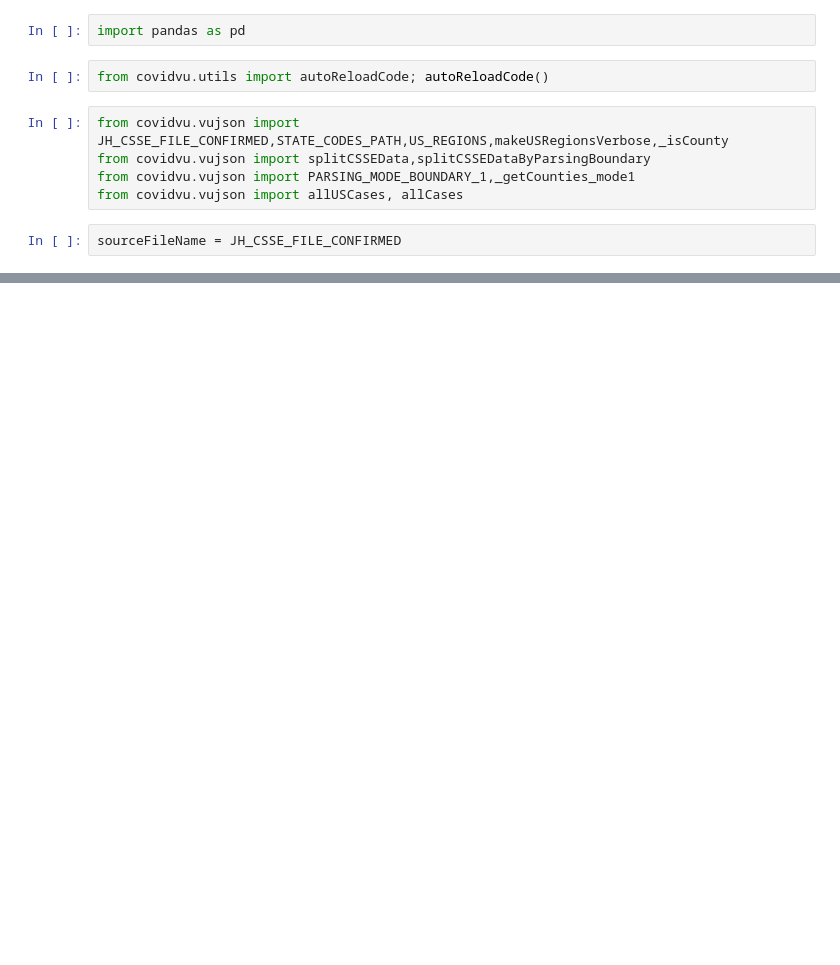
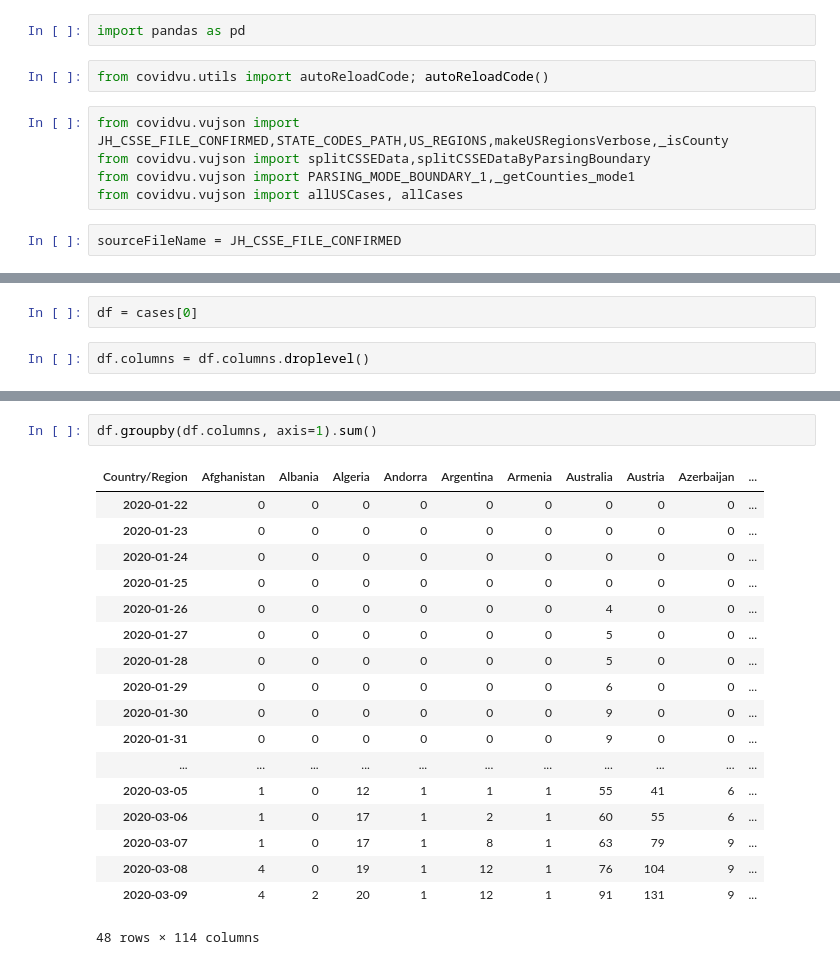
Before and after one commit to VirusTrack/COVIDvu, a Jupyter notebook: work/Untitled.ipynb, the cells around one changed output, grey strips where cells are left out. Saved outputs shown, nothing was run; the diff lists cells and outputs as text; blank space fills up the shorter version.

```diff
--- a/work/Untitled.ipynb
+++ b/work/Untitled.ipynb
@@ -67,0 +74,4 @@ casesGlobalCollection[1]
+# %%
+df = cases[0]
+# %%
+df.columns = df.columns.droplevel()
@@ -67,0 +87,21 @@ casesGlobalCollection[1]
+# %%
+df.groupby(df.columns, axis=1).sum()
+# %% [output]
+| Country/Region | Afghanistan | Albania | Algeria | Andorra | Argentina | Armenia | Australia | Austria | Azerbaijan | ... |
+| 2020-01-22 | 0 | 0 | 0 | 0 | 0 | 0 | 0 | 0 | 0 | ... |
+| 2020-01-23 | 0 | 0 | 0 | 0 | 0 | 0 | 0 | 0 | 0 | ... |
+| 2020-01-24 | 0 | 0 | 0 | 0 | 0 | 0 | 0 | 0 | 0 | ... |
+| 2020-01-25 | 0 | 0 | 0 | 0 | 0 | 0 | 0 | 0 | 0 | ... |
+| 2020-01-26 | 0 | 0 | 0 | 0 | 0 | 0 | 4 | 0 | 0 | ... |
+| 2020-01-27 | 0 | 0 | 0 | 0 | 0 | 0 | 5 | 0 | 0 | ... |
+| 2020-01-28 | 0 | 0 | 0 | 0 | 0 | 0 | 5 | 0 | 0 | ... |
+| 2020-01-29 | 0 | 0 | 0 | 0 | 0 | 0 | 6 | 0 | 0 | ... |
+| 2020-01-30 | 0 | 0 | 0 | 0 | 0 | 0 | 9 | 0 | 0 | ... |
+| 2020-01-31 | 0 | 0 | 0 | 0 | 0 | 0 | 9 | 0 | 0 | ... |
+| ... | ... | ... | ... | ... | ... | ... | ... | ... | ... | ... |
+| 2020-03-05 | 1 | 0 | 12 | 1 | 1 | 1 | 55 | 41 | 6 | ... |
+| 2020-03-06 | 1 | 0 | 17 | 1 | 2 | 1 | 60 | 55 | 6 | ... |
+| 2020-03-07 | 1 | 0 | 17 | 1 | 8 | 1 | 63 | 79 | 9 | ... |
+| 2020-03-08 | 4 | 0 | 19 | 1 | 12 | 1 | 76 | 104 | 9 | ... |
+| 2020-03-09 | 4 | 2 | 20 | 1 | 12 | 1 | 91 | 131 | 9 | ... |
+48 rows × 114 columns
```
Also changed, not shown: parts of 9 cells of this notebook, 1 other file.
